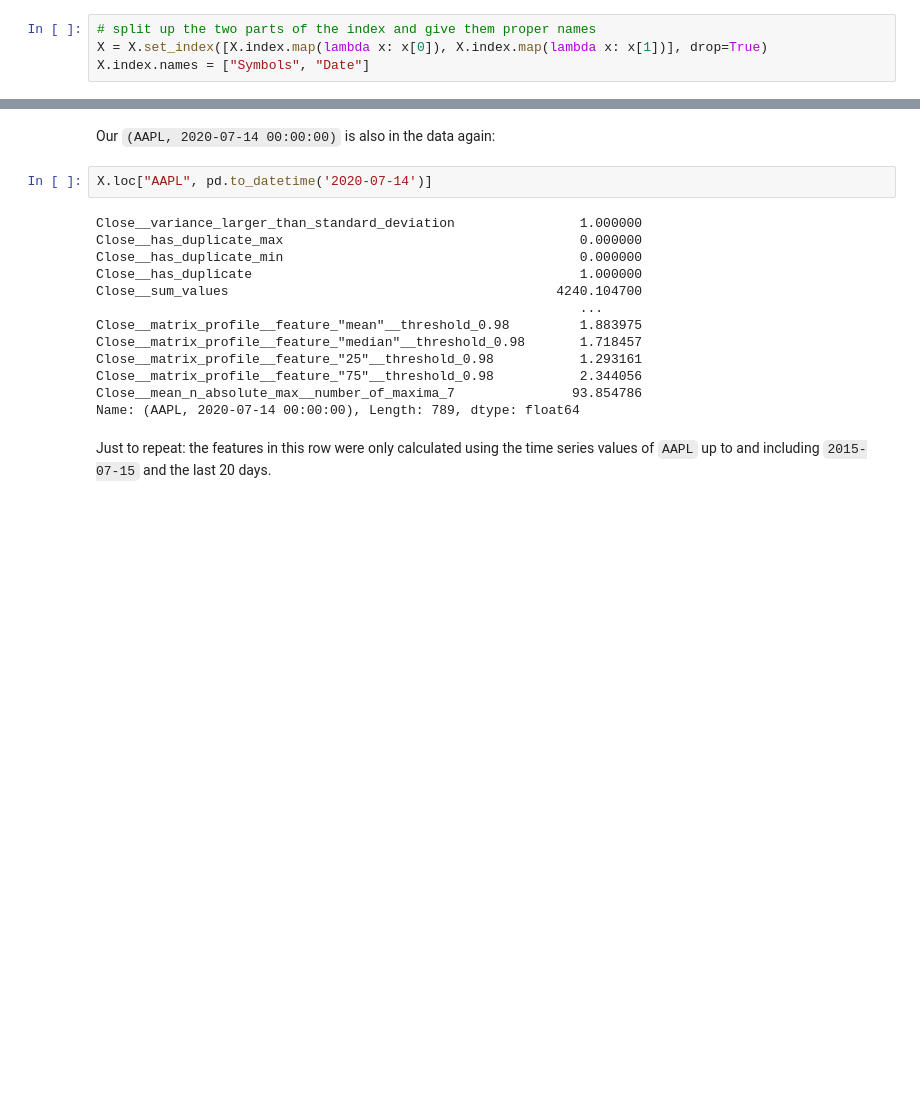
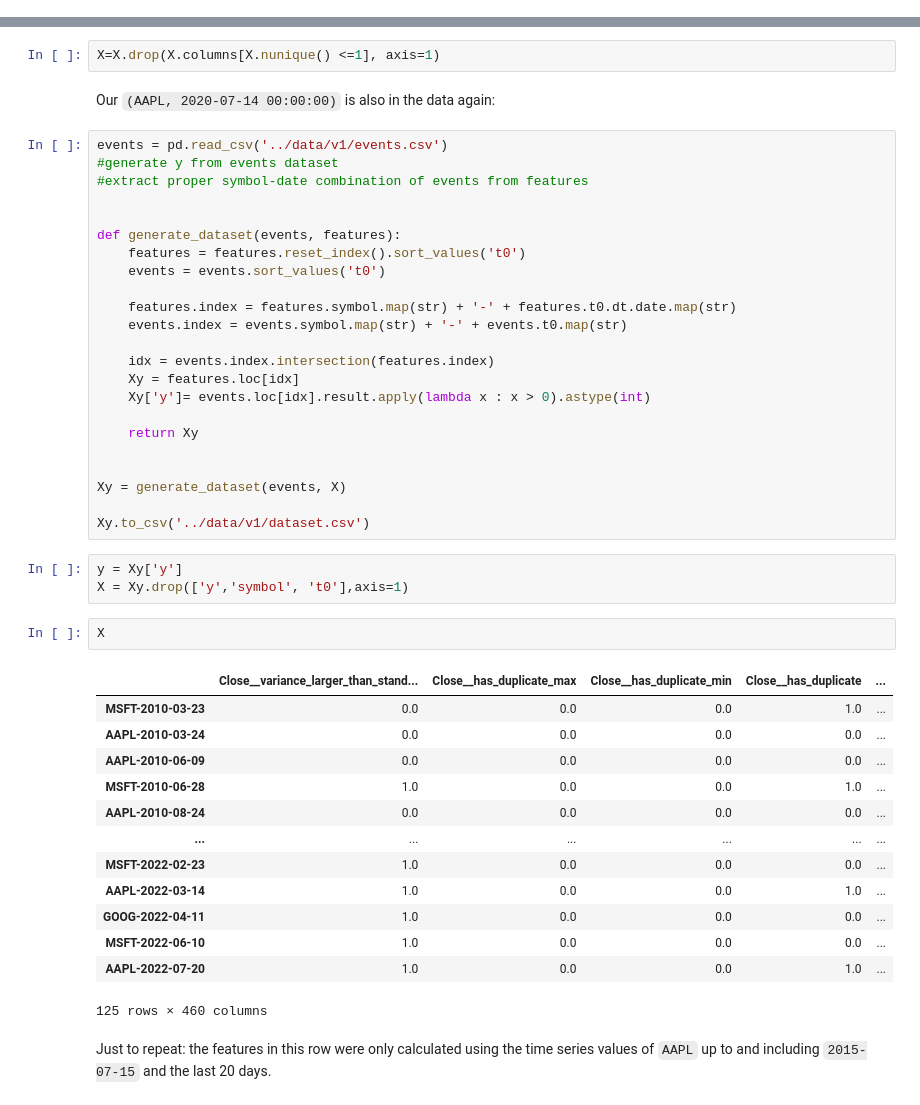
Before and after one commit to bishalu/SS_finance, a Jupyter notebook: notebooks/feature_creation.ipynb, the cells around one changed output, grey strips where cells are left out. Saved outputs shown, nothing was run; the diff lists cells and outputs as text; blank space fills up the shorter version.

```diff
--- a/notebooks/feature_creation.ipynb
+++ b/notebooks/feature_creation.ipynb
@@ -86,6 +90,2 @@ X.to_csv('../data/v1/features.csv')
 # %% [markdown]
 We make the data a bit easier to work with by giving them a multi-index instead ot the tuple index:
-# %%
-# split up the two parts of the index and give them proper names
-X = X.set_index([X.index.map(lambda x: x[0]), X.index.map(lambda x: x[1])], drop=True)
-X.index.names = ["Symbols", "Date"]
@@ -103,20 +92,49 @@ X.to_csv('../data/v1/')
+# %%
+X=X.drop(X.columns[X.nunique() <=1], axis=1)
 # %% [markdown]
 Our `(AAPL, 2020-07-14 00:00:00)` is also in the data again:
-# %%
-X.loc["AAPL", pd.to_datetime('2020-07-14')]
-# %% [output]
-Close__variance_larger_than_standard_deviation                1.000000
-Close__has_duplicate_max                                      0.000000
-Close__has_duplicate_min                                      0.000000
-Close__has_duplicate                                          1.000000
-Close__sum_values                                          4240.104700
-                                                              ...
-Close__matrix_profile__feature_"mean"__threshold_0.98         1.883975
-Close__matrix_profile__feature_"median"__threshold_0.98       1.718457
-Close__matrix_profile__feature_"25"__threshold_0.98           1.293161
-Close__matrix_profile__feature_"75"__threshold_0.98           2.344056
-Close__mean_n_absolute_max__number_of_maxima_7               93.854786
-Name: (AAPL, 2020-07-14 00:00:00), Length: 789, dtype: float64
+# %%
+events = pd.read_csv('../data/v1/events.csv')
+#generate y from events dataset
+#extract proper symbol-date combination of events from features
+
+
+def generate_dataset(events, features):
+    features = features.reset_index().sort_values('t0')
+    events = events.sort_values('t0')
+
+    features.index = features.symbol.map(str) + '-' + features.t0.dt.date.map(str)
+    events.index = events.symbol.map(str) + '-' + events.t0.map(str)
+
+    idx = events.index.intersection(features.index)
+    Xy = features.loc[idx]
+    Xy['y']= events.loc[idx].result.apply(lambda x : x > 0).astype(int)
+
+    return Xy
+
+
+Xy = generate_dataset(events, X)
+
+Xy.to_csv('../data/v1/dataset.csv')
+# %%
+y = Xy['y']
+X = Xy.drop(['y','symbol', 't0'],axis=1)
+# %%
+X
+# %% [output]
+|  | Close__variance_larger_than_stand... | Close__has_duplicate_max | Close__has_duplicate_min | Close__has_duplicate | ... |
+| MSFT-2010-03-23 | 0.0 | 0.0 | 0.0 | 1.0 | ... |
+| AAPL-2010-03-24 | 0.0 | 0.0 | 0.0 | 0.0 | ... |
+| AAPL-2010-06-09 | 0.0 | 0.0 | 0.0 | 0.0 | ... |
+| MSFT-2010-06-28 | 1.0 | 0.0 | 0.0 | 1.0 | ... |
+| AAPL-2010-08-24 | 0.0 | 0.0 | 0.0 | 0.0 | ... |
+| ... | ... | ... | ... | ... | ... |
+| MSFT-2022-02-23 | 1.0 | 0.0 | 0.0 | 0.0 | ... |
+| AAPL-2022-03-14 | 1.0 | 0.0 | 0.0 | 1.0 | ... |
+| GOOG-2022-04-11 | 1.0 | 0.0 | 0.0 | 0.0 | ... |
+| MSFT-2022-06-10 | 1.0 | 0.0 | 0.0 | 0.0 | ... |
+| AAPL-2022-07-20 | 1.0 | 0.0 | 0.0 | 1.0 | ... |
+125 rows × 460 columns
 # %% [markdown]
 Just to repeat: the features in this row were only calculated using the time series values of `AAPL` up to and including `2015-07-15` and the last 20 days.
 # %% [markdown]
```
Also changed, not shown: parts of 20 cells of this notebook, 3 other files.
